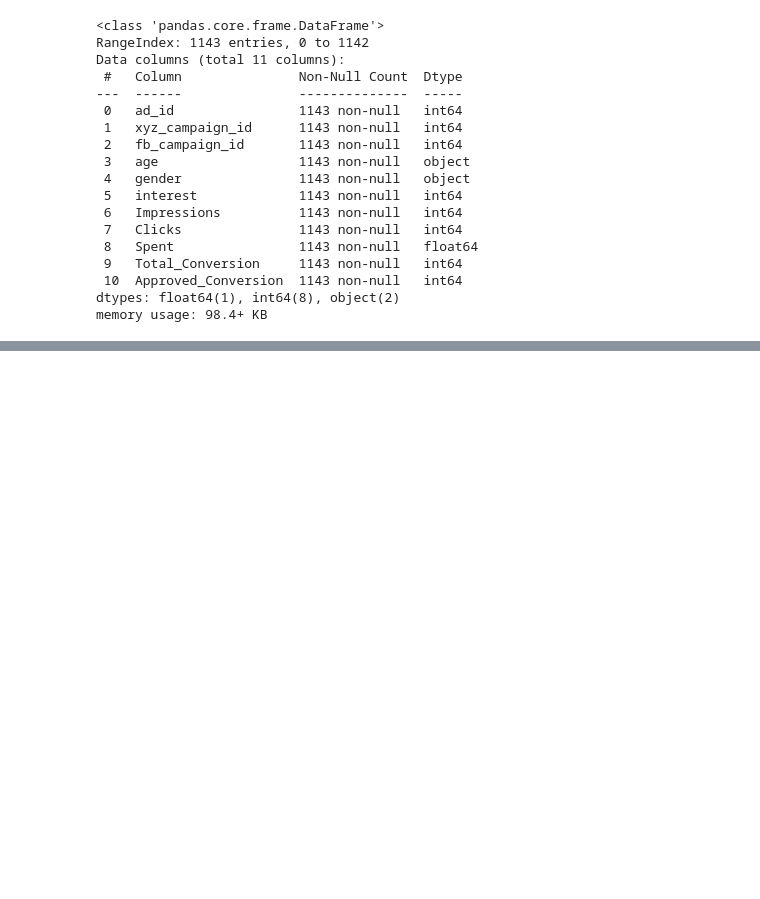
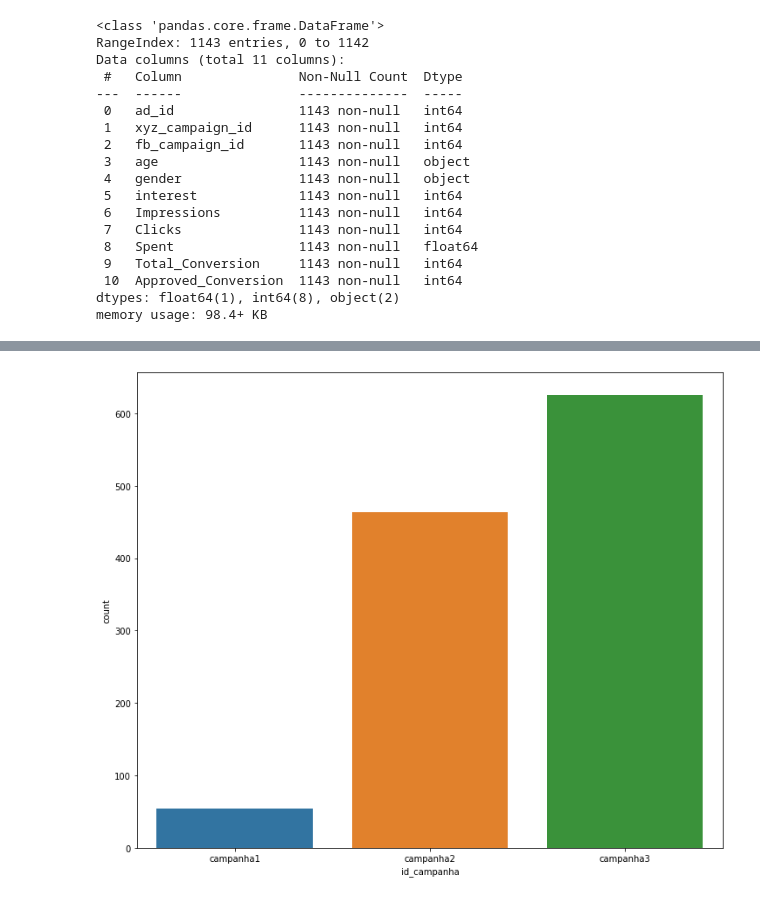
Before and after one commit to LucasRBA/WorkshopIA, a Jupyter notebook: Tarefaworkshop.ipynb, the cells around one changed output, grey strips where cells are left out. Drawn from its saved outputs; the diff is of its cells as text; code cells hidden in the pictures; blank space fills up the shorter version.

```diff
--- a/Tarefaworkshop.ipynb
+++ b/Tarefaworkshop.ipynb
@@ -91,0 +194,2 @@ memory usage: 98.4+ KB
+# %%
+df["id_campanha"].replace({916:"campanha1", 936:"campanha2", 1178:"campanha3"}, inplace=True)
@@ -91,0 +214,6 @@ memory usage: 98.4+ KB
+# %%
+plt.figure(figsize=(12,10))
+sns.countplot(x="id_campanha",data=df)
+plt.show()
+# %% [output]
+[figure, added]
```
Also changed, not shown: parts of 63 cells of this notebook, 1 other file.
